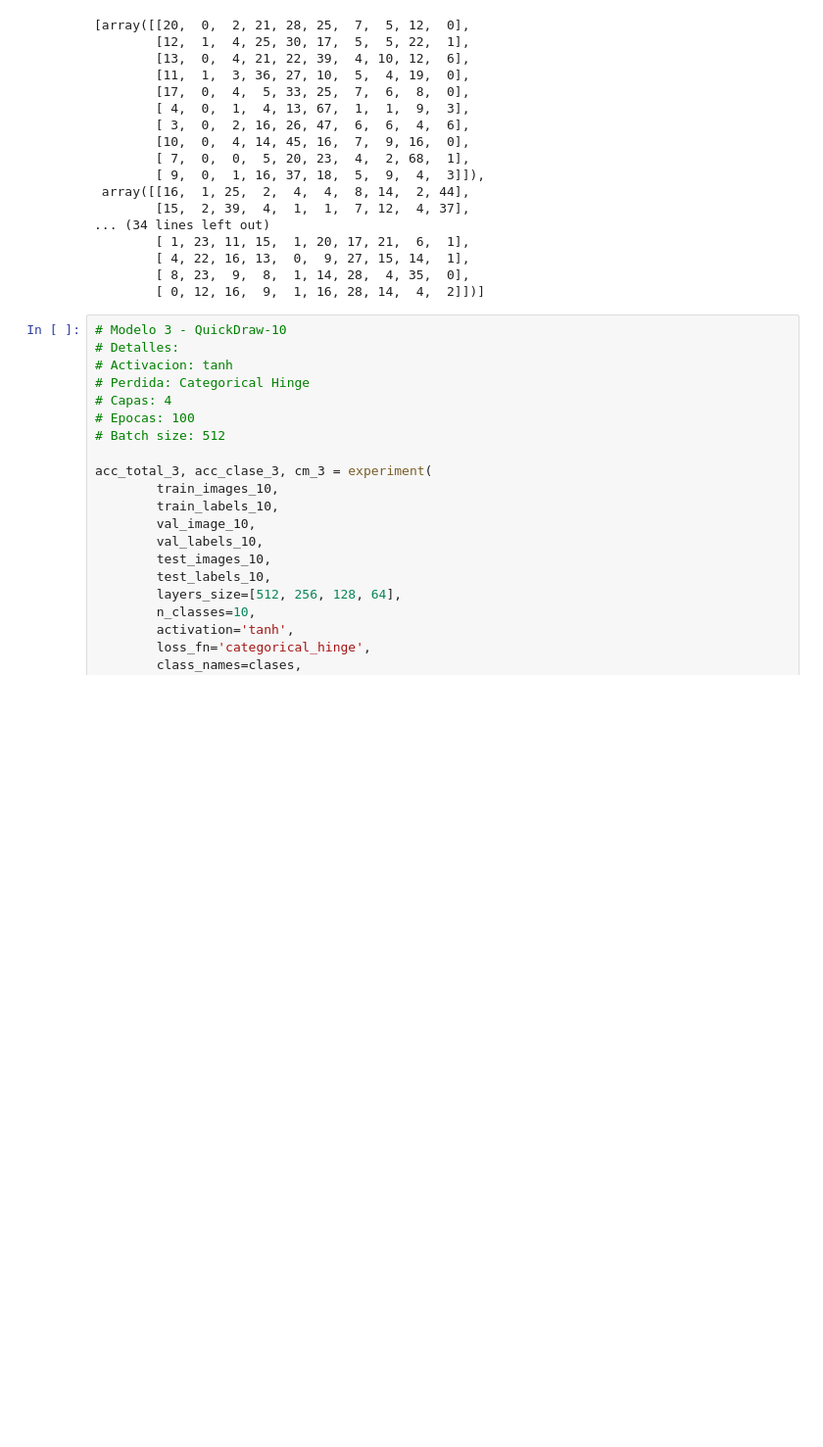
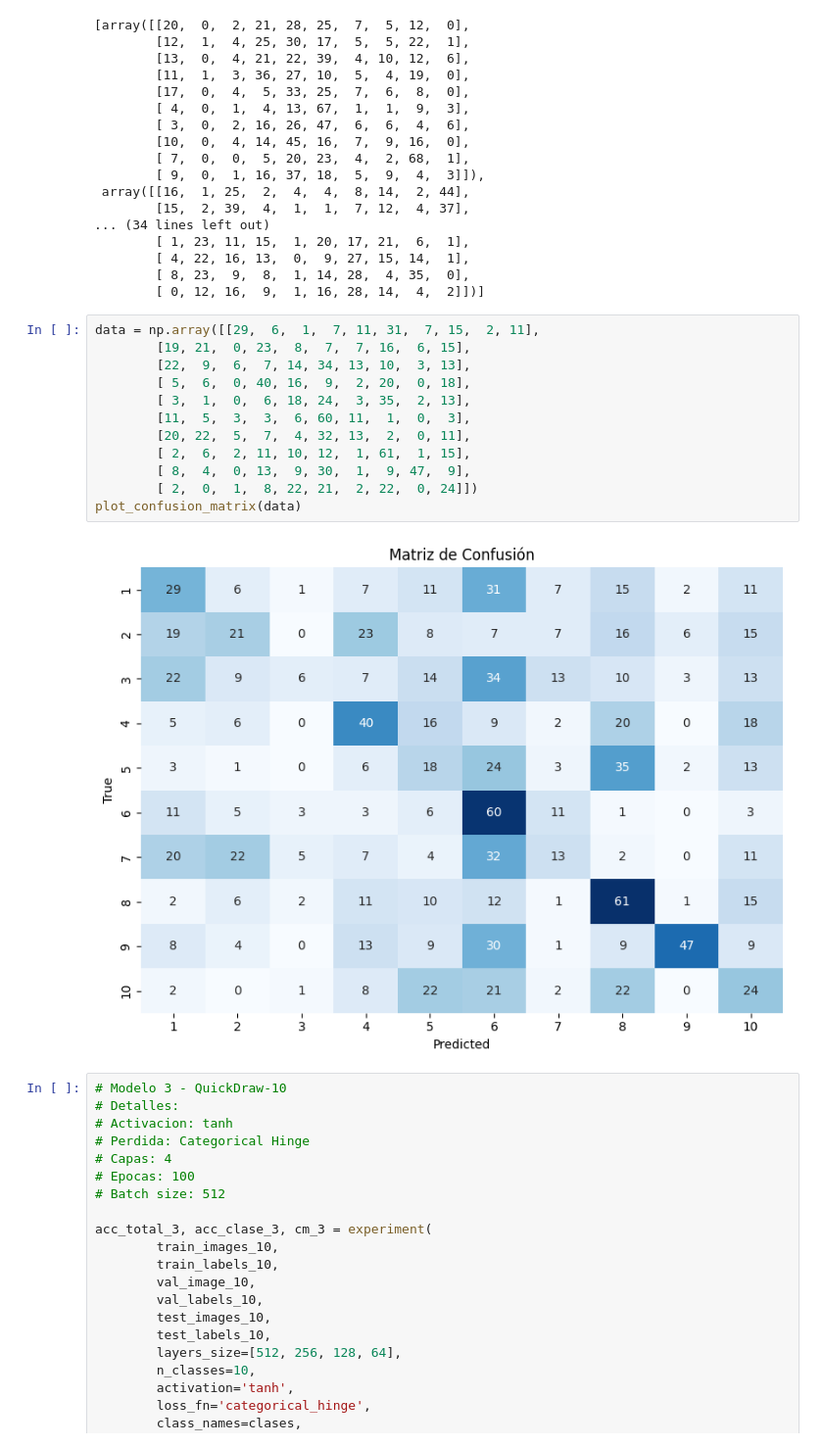
Before and after one commit to Mieres7/AprendizajeAutomatico, a Jupyter notebook: Tarea 2/AATarea2.ipynb, the cells around one changed output. Shown: that part at 98% size. Drawn from its saved outputs; the diff is of its cells as text; blank space fills up the shorter version.

```diff
--- a/Tarea 2/AATarea2.ipynb
+++ b/Tarea 2/AATarea2.ipynb
@@ -590,6 +655,20 @@ cm_2
         [ 4, 22, 16, 13,  0,  9, 27, 15, 14,  1],
         [ 8, 23,  9,  8,  1, 14, 28,  4, 35,  0],
         [ 0, 12, 16,  9,  1, 16, 28, 14,  4,  2]])]
+# %%
+data = np.array([[29,  6,  1,  7, 11, 31,  7, 15,  2, 11],
+        [19, 21,  0, 23,  8,  7,  7, 16,  6, 15],
+        [22,  9,  6,  7, 14, 34, 13, 10,  3, 13],
+        [ 5,  6,  0, 40, 16,  9,  2, 20,  0, 18],
+        [ 3,  1,  0,  6, 18, 24,  3, 35,  2, 13],
+        [11,  5,  3,  3,  6, 60, 11,  1,  0,  3],
+        [20, 22,  5,  7,  4, 32, 13,  2,  0, 11],
+        [ 2,  6,  2, 11, 10, 12,  1, 61,  1, 15],
+        [ 8,  4,  0, 13,  9, 30,  1,  9, 47,  9],
+        [ 2,  0,  1,  8, 22, 21,  2, 22,  0, 24]])
+plot_confusion_matrix(data)
+# %% [output]
+[figure, added]
 # %%
 # Modelo 3 - QuickDraw-10
 # Detalles:
```
Also changed, not shown: parts of 13 cells of this notebook.
